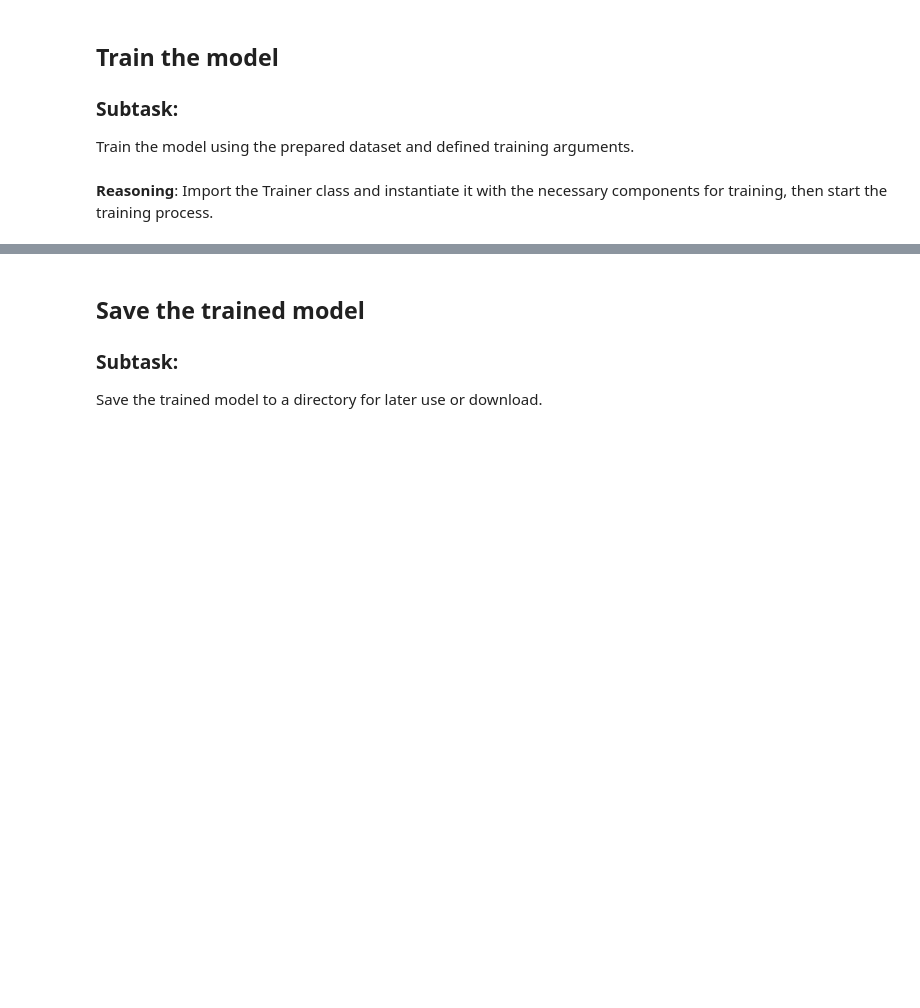
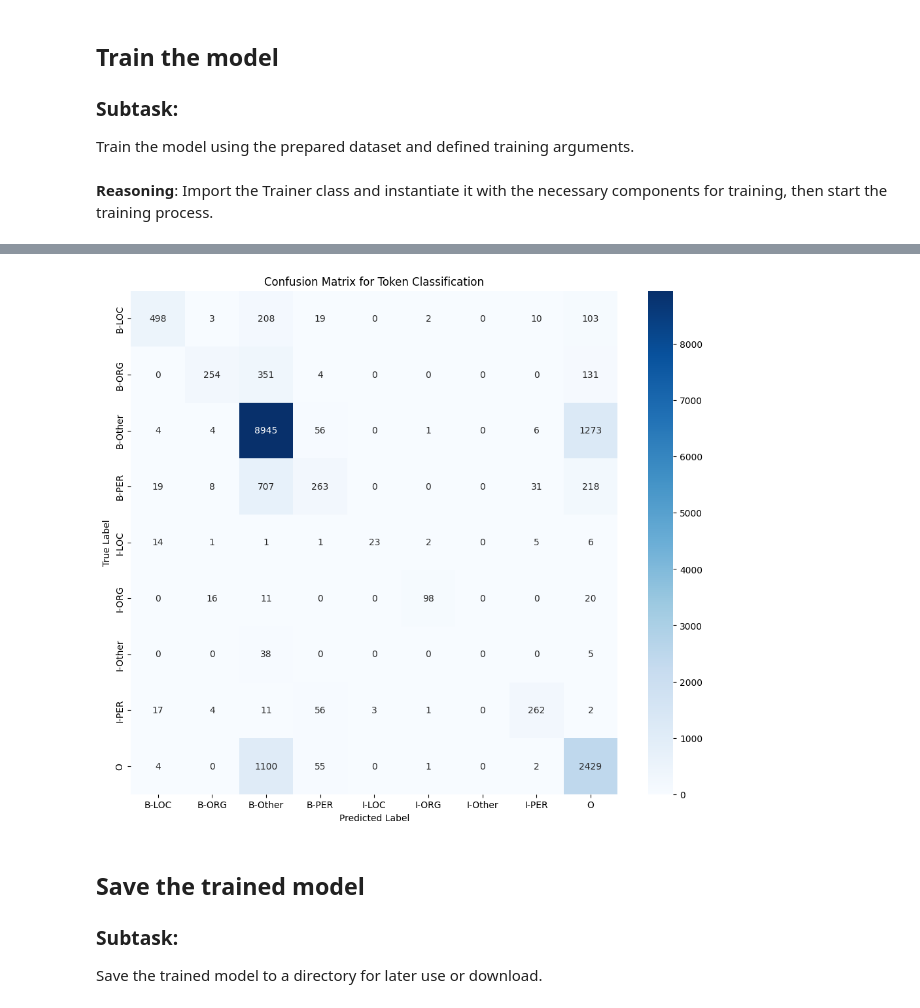
Before and after one commit to KasunUdayanga/NER-Sinhala-political-comment-identifier, a Jupyter notebook: Notebooks/SinBERT_large.ipynb, the cells around one changed output, grey strips where cells are left out. Drawn from its saved outputs; the diff is of its cells as text; code cells hidden in the pictures; blank space fills up the shorter version.

```diff
--- a/Notebooks/SinBERT_large.ipynb
+++ b/Notebooks/SinBERT_large.ipynb
@@ -35,7 +35,10 @@ from transformers import AutoTokenizer, AutoModelForMaskedLM
 tokenizer = AutoTokenizer.from_pretrained("NLPC-UOM/SinBERT-large")
 model = AutoModelForMaskedLM.from_pretrained("NLPC-UOM/SinBERT-large")
 # %%
-with open('/content/sinhala_dataset_balanced.conll', 'r') as f:
+from google.colab import drive
+drive.mount('/content/drive')
+
+with open('/content/drive/MyDrive/ColabNotebooks/sinhala_dataset_balanced.conll', 'r') as f:
     for i in range(10):  # Read the first 10 lines
         print(f.readline(), end='')
 # %% [output]
@@ -66,7 +70,7 @@ labels = []
 current_sentence = []
 current_labels = []
 
-with open('/content/sinhala_dataset_balanced.conll', 'r') as f:
+with open('/content/drive/MyDrive/ColabNotebooks/sinhala_dataset_balanced.conll', 'r') as f:
     for line in f:
         stripped_line = line.strip()
         if not stripped_line:
@@ -597,0 +582,39 @@ TrainOutput(global_step=4820, training_loss=0.5490915781234804, metrics={'train_
+# %%
+import numpy as np
+from sklearn.metrics import confusion_matrix, ConfusionMatrixDisplay
+import matplotlib.pyplot as plt
+import seaborn as sns
+
+# Get predictions from the trainer on the validation dataset
+# The val_dataset_dict should be used as it's the wrapped dataset for the Trainer
+predictions_output = trainer.predict(eval_dataset)
+predictions = predictions_output.predictions
+labels = predictions_output.label_ids
+
+# Convert predictions (logits) to predicted label IDs
+predicted_labels_ids = np.argmax(predictions, axis=2)
+
+# Flatten true labels and predicted labels, filtering out ignored tokens (-100)
+true_labels_flat = []
+predicted_labels_flat = []
+
+for true_label_sentence, predicted_label_sentence in zip(labels, predicted_labels_ids):
+    for true_label_id, predicted_label_id in zip(true_label_sentence, predicted_label_sentence):
+        if true_label_id != -100:  # Only consider tokens that were not ignored
+            true_labels_flat.append(id_to_label[true_label_id])
+            predicted_labels_flat.append(id_to_label[predicted_label_id])
+
+# Get the list of all unique labels, sorted for consistent display
+# 'all_labels' variable already exists from previous steps
+
+# Generate the confusion matrix
+cm = confusion_matrix(true_labels_flat, predicted_labels_flat, labels=unique_labels)
+
+# Plot the confusion matrix
+plt.figure(figsize=(12, 10))
+sns.heatmap(cm, annot=True, fmt="d", cmap="Blues", xticklabels=unique_labels, yticklabels=unique_labels)
+plt.xlabel('Predicted Label')
+plt.ylabel('True Label')
+plt.title('Confusion Matrix for Token Classification')
+plt.show()
+# %% [output]
@@ -598,3 +622,4 @@ TrainOutput(global_step=4820, training_loss=0.5490915781234804, metrics={'train_
+[figure, added]
 # %% [markdown]
 ## Save the trained model
 
```
Also changed, not shown: parts of 10 cells of this notebook.
